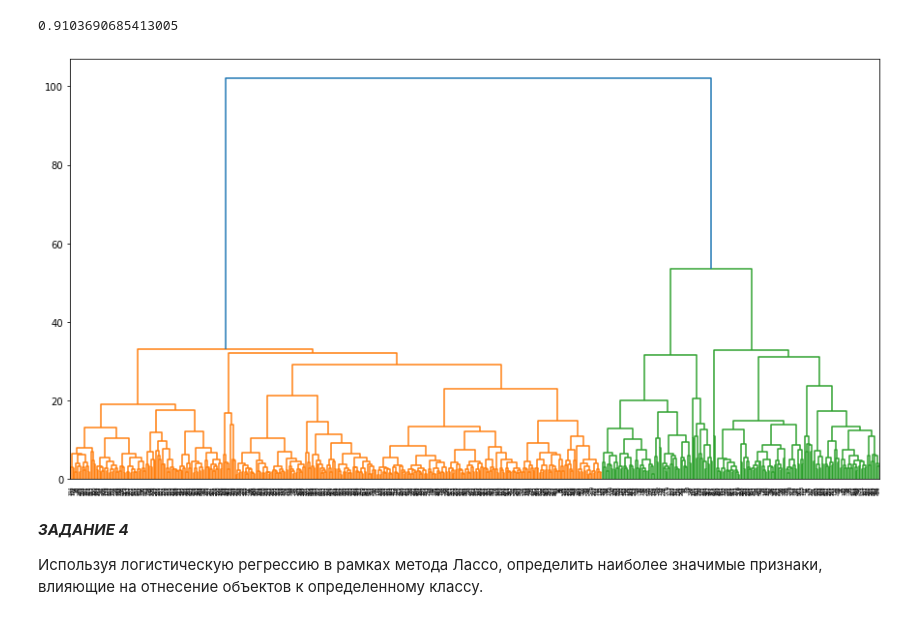
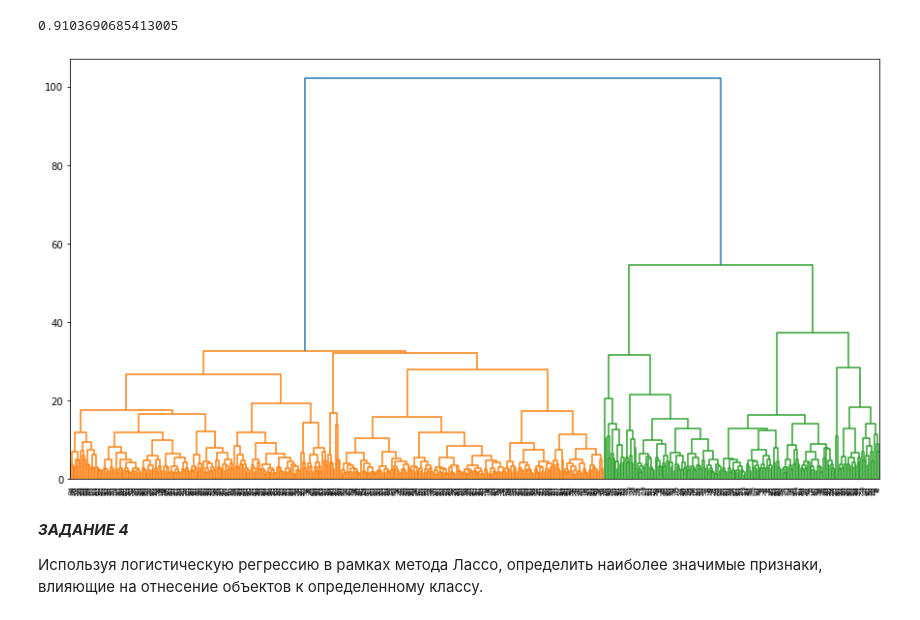
Before and after one commit to EduardLimonov/dilettante-ML, a Jupyter notebook: Итоговое задание/kurs.ipynb, the cells around one changed output. Saved outputs shown, nothing was run; the diff lists cells and outputs as text; code cells hidden in the pictures.

```diff
--- a/Итоговое задание/kurs.ipynb
+++ b/Итоговое задание/kurs.ipynb
@@ -158,10 +161,10 @@ def plot_dendrogram(model, **kwargs):
 # %%
 fig, ax = plt.subplots()
 fig.set_figwidth(15)
 fig.set_figheight(8)
-plot_dendrogram(AgglomerativeClustering(distance_threshold=30, n_clusters=None).fit(X), ax=ax)
+plot_dendrogram(AgglomerativeClustering(n_clusters=2, compute_distances=True).fit(X), ax=ax)
 # %% [output]
-[figure, old version]
+[figure, new version]
 # %% [markdown]
 ***ЗАДАНИЕ 4***
 
```
Also changed, not shown: parts of 3 cells of this notebook.
